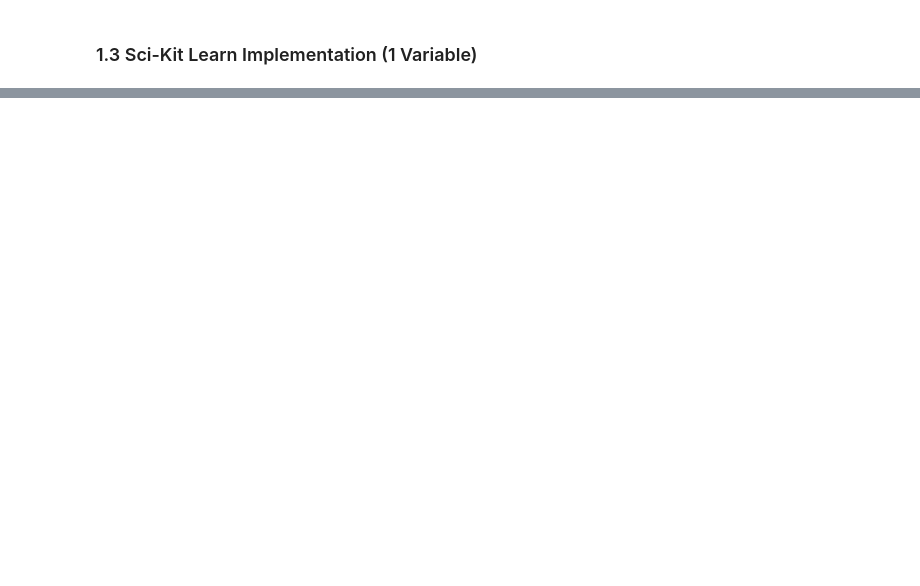
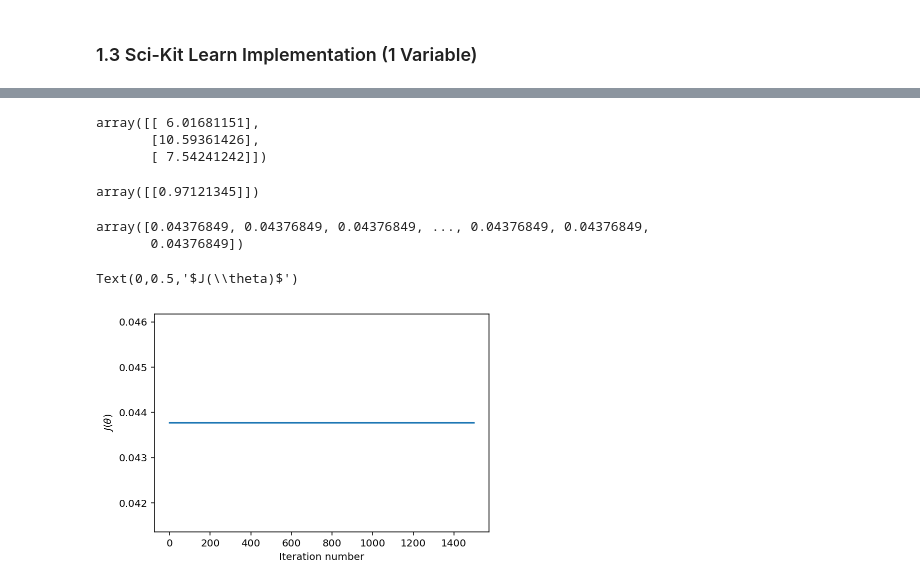
Before and after one commit to nialloh23/coursera-machine-learning, a Jupyter notebook: linear_regression_playground.ipynb, the cells around one changed output, grey strips where cells are left out. Saved outputs shown, nothing was run; the diff lists cells and outputs as text; code cells hidden in the pictures; blank space fills up the shorter version.

```diff
--- a/linear_regression_playground.ipynb
+++ b/linear_regression_playground.ipynb
@@ -171,0 +291,19 @@ plt.show()
+# %%
+y_predict=X_test_ones.dot(theta_new)
+y_predict
+# %% [output]
+array([[ 6.01681151],
+       [10.59361426],
+       [ 7.54241242]])
+# %%
+dt=np.dot(X_ones,theta_new)-y
+cost=np.dot(dt.T,dt)/2/m
+
+u=np.dot(dt.T,dt)
+y_mean=np.mean(y)
+dz=(y-y_mean)
+v=np.dot(dz.T,dz)
+r_squared=(1-u/v)
+r_squared
+# %% [output]
+array([[0.97121345]])
@@ -171,0 +312,14 @@ plt.show()
+# %%
+J_history
+# %% [output]
+array([0.04376849, 0.04376849, 0.04376849, ..., 0.04376849, 0.04376849,
+       0.04376849])
+# %%
+import matplotlib.pyplot as plt
+# Plot cost function vs. iteration
+plt.plot(J_history)
+plt.xlabel(r'Iteration number')
+plt.ylabel(r'$J(\theta)$')
+# %% [output]
+Text(0,0.5,'$J(\\theta)$')
+[figure, added]
```
Also changed, not shown: parts of 71 cells of this notebook, 1 other file.
